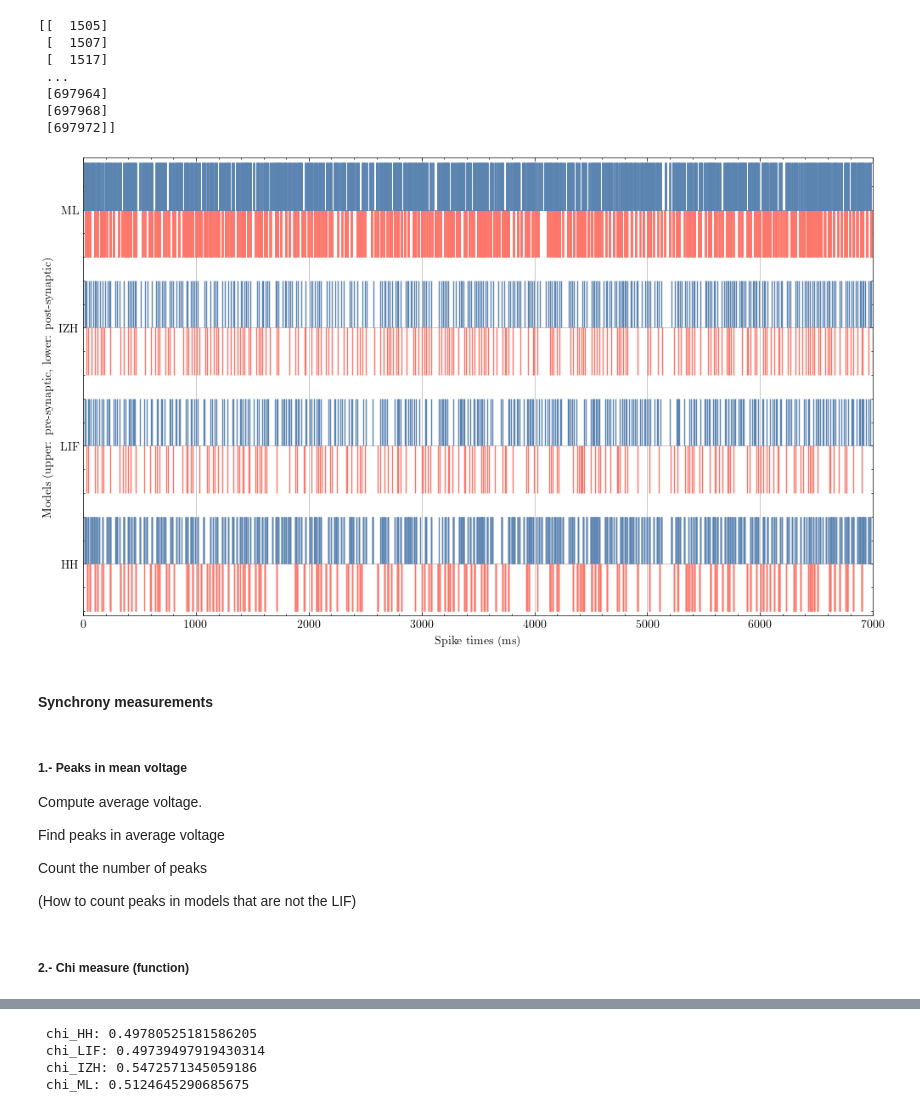
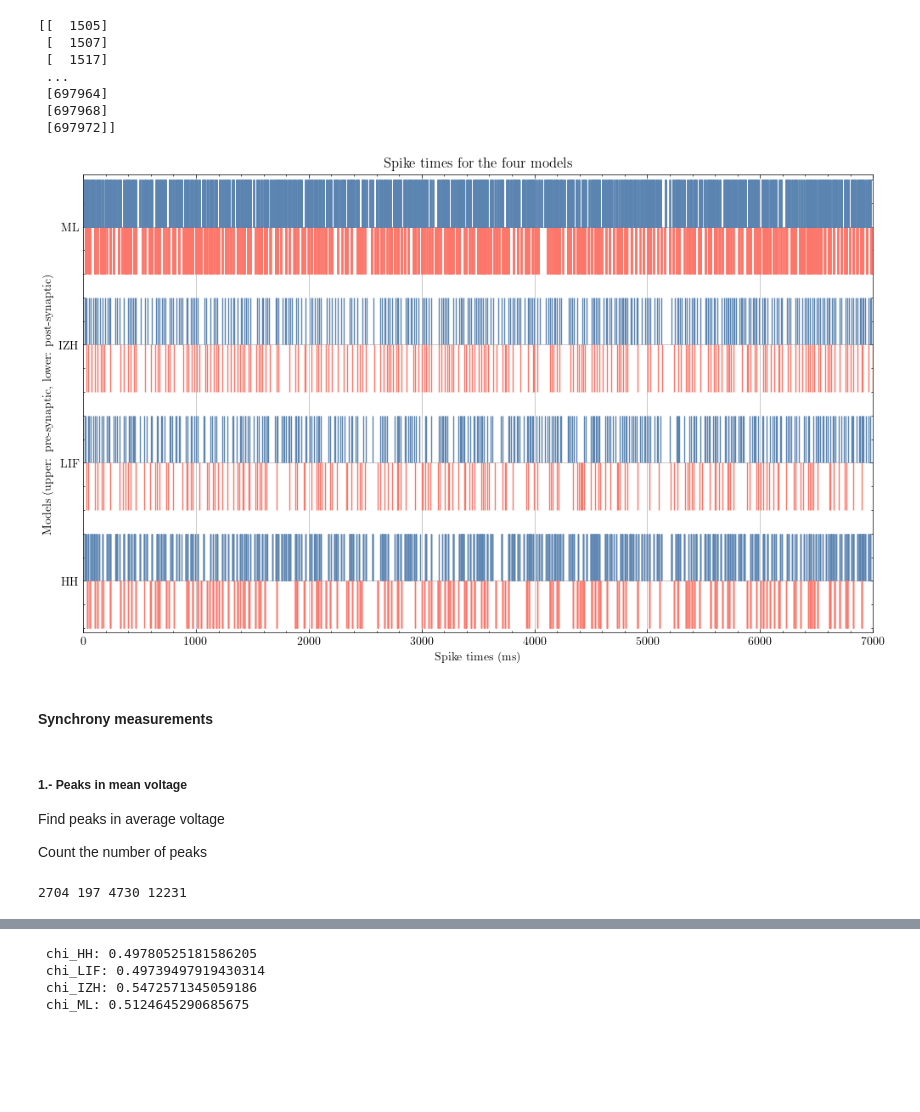
Before and after one commit to Sir-Bip-Bop/Gap-Junction-Coupling-Studies, a Jupyter notebook: synchrony.ipynb, the cells around one changed output, grey strips where cells are left out. Drawn from its saved outputs; the diff is of its cells as text; code cells hidden in the pictures; blank space fills up the shorter version.

Commit message:
synchrony measure revised and added the third one

```diff
--- a/synchrony.ipynb
+++ b/synchrony.ipynb
@@ -99,41 +99,38 @@ spike_ML_2 = (np.argwhere(np.array(matrix_ML.todense())[1,:]>0) * dt).flatten()
 # %%
 fig, ax = plt.subplots()
 
 ax.eventplot(spike_HH_1, color = '#5B84B1FF')
 ax.eventplot(spike_HH_2,color='#FC766AFF',lineoffsets=0,label='hola')
 ax.eventplot(spike_IF_2,color = '#FC766AFF',lineoffsets=2.5)
 ax.eventplot(spike_IF_1, color = '#5B84B1FF', lineoffsets= 3.5)
 ax.eventplot(spike_Ish_2,color = '#FC766AFF',lineoffsets= 5.0 )
 ax.eventplot(spike_Ish_1, color = '#5B84B1FF', lineoffsets= 6.0)
 ax.eventplot(spike_ML_2, color = '#FC766AFF', lineoffsets= 7.5)
 ax.eventplot(spike_ML_1,color = '#5B84B1FF', lineoffsets= 8.5)
 ax.grid()
 ax.set_ylim(-0.6,9.1)
 ax.set_ylabel('Models (upper: pre-synaptic, lower: post-synaptic)')
 plt.yticks((0.5,3.0,5.5,8.0))
 labels = [item.get_text() for item in ax.get_yticklabels()]
 labels[0] = 'HH'
 labels[1] = 'LIF'
 labels[2] = 'IZH'
 labels[3] = 'ML'
 
 ax.set_yticklabels(labels, color = 'black')
 ax.set_xlabel('Spike times (ms)')
 ax.set_xlim(0,7000)
 
+plt.title('Spike times for the four models')
+
 plt.show()
 # %% [output]
-[figure, old version]
+[figure, new version]
 # %% [markdown]
 #### Synchrony measurements
 # %% [markdown]
 ##### 1.- Peaks in mean voltage
-Compute average voltage.
 
 Find peaks in average voltage
 
 Count the number of peaks
-
-(How to count peaks in models that are not the LIF)
-# %% [markdown]
-##### 2.- Chi measure (function)
@@ -139,0 +147,4 @@ Count the number of peaks
+# %%
+print(peaks_HH,peaks_IF,peaks_IZH,peaks_ML)
+# %% [output]
+2704 197 4730 12231
```
Also changed, not shown: parts of 10 cells of this notebook, 2 other files.
